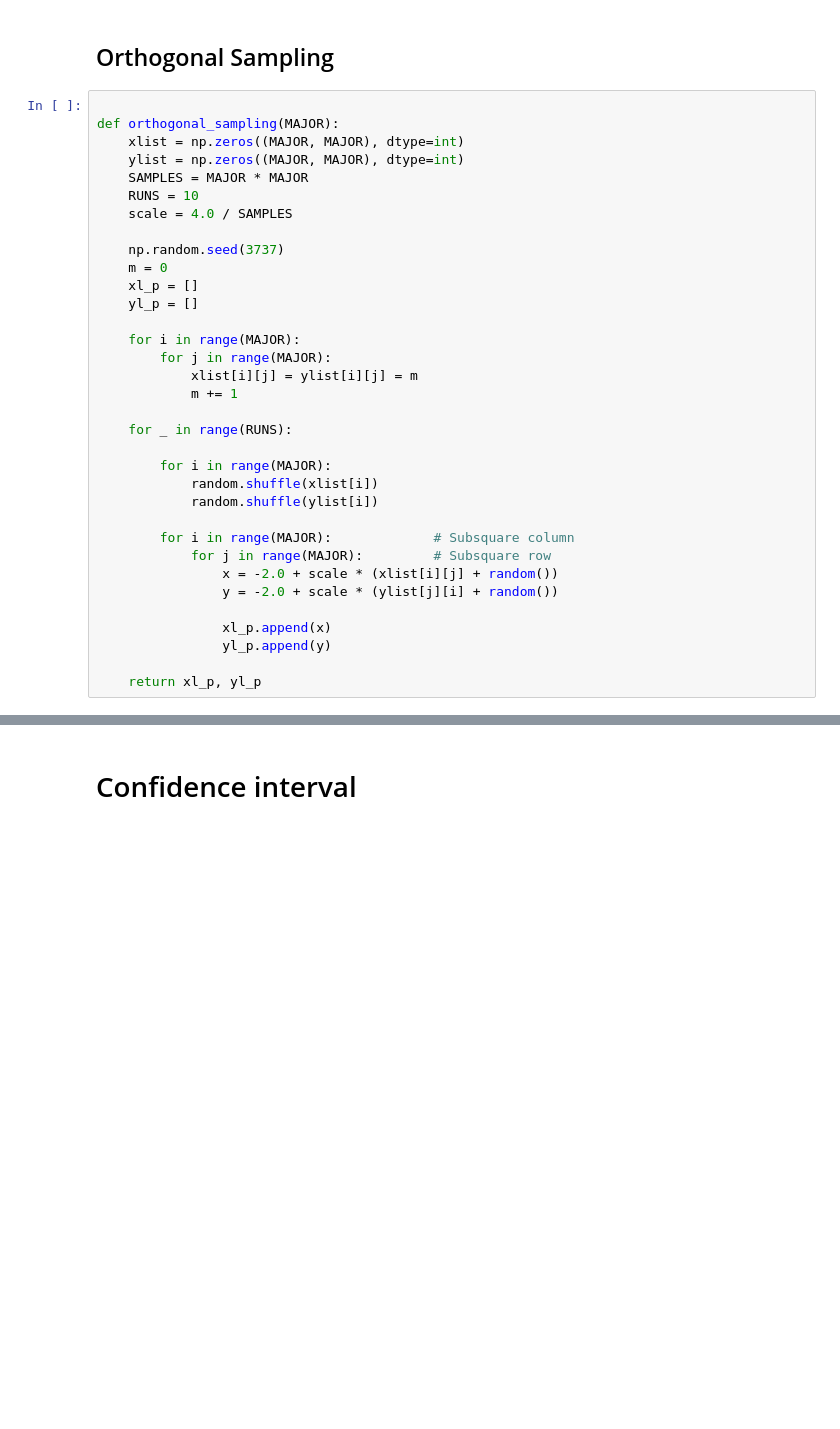
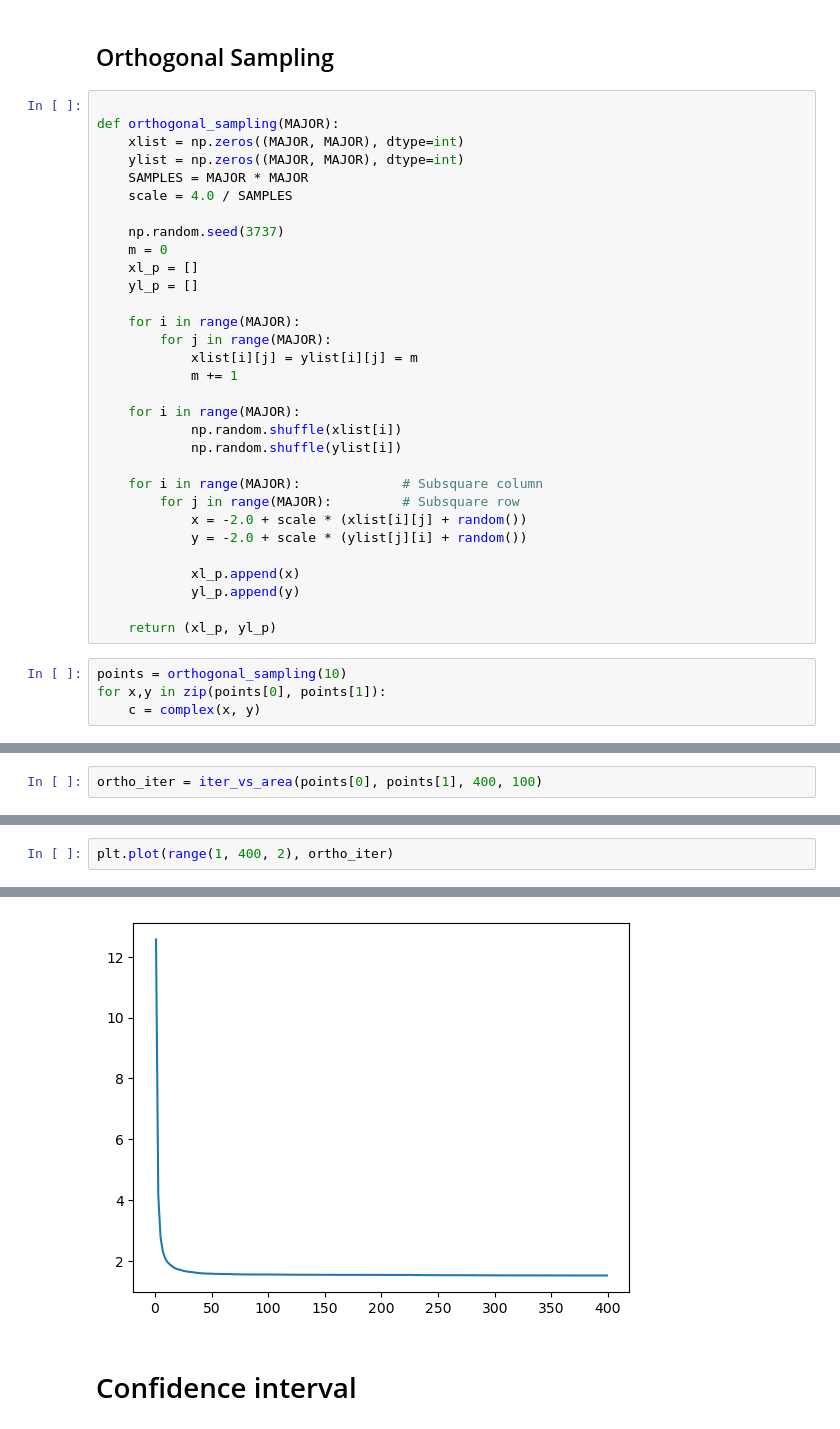
Before and after one commit to KeniaLS/Stoc_Sim_Assignment1, a Jupyter notebook: SS_Kenia_Divya_Assignment1.ipynb, the cells around one changed output, grey strips where cells are left out. Cells and saved outputs as stored; diff of their text form; blank space fills up the shorter version.

Commit message:
orthogonal sampling with increasing iteration & samples

```diff
--- a/SS_Kenia_Divya_Assignment1.ipynb
+++ b/SS_Kenia_Divya_Assignment1.ipynb
@@ -441,7 +375,6 @@ def orthogonal_sampling(MAJOR):
     xlist = np.zeros((MAJOR, MAJOR), dtype=int)
     ylist = np.zeros((MAJOR, MAJOR), dtype=int)
     SAMPLES = MAJOR * MAJOR
-    RUNS = 10
     scale = 4.0 / SAMPLES
 
     np.random.seed(3737)
@@ -454,18 +387,20 @@ def orthogonal_sampling(MAJOR):
             xlist[i][j] = ylist[i][j] = m
             m += 1
 
-    for _ in range(RUNS):
+    for i in range(MAJOR):
+            np.random.shuffle(xlist[i])
+            np.random.shuffle(ylist[i])
 
-        for i in range(MAJOR):
-            random.shuffle(xlist[i])
-            random.shuffle(ylist[i])
+    for i in range(MAJOR):             # Subsquare column
+        for j in range(MAJOR):         # Subsquare row
+            x = -2.0 + scale * (xlist[i][j] + random())
+            y = -2.0 + scale * (ylist[j][i] + random())
 
-        for i in range(MAJOR):             # Subsquare column
-            for j in range(MAJOR):         # Subsquare row
-                x = -2.0 + scale * (xlist[i][j] + random())
-                y = -2.0 + scale * (ylist[j][i] + random())
+            xl_p.append(x)
+            yl_p.append(y)
 
-                xl_p.append(x)
-                yl_p.append(y)
-
-    return xl_p, yl_p
+    return (xl_p, yl_p)
+# %%
+points = orthogonal_sampling(10)
+for x,y in zip(points[0], points[1]):
+    c = complex(x, y)
@@ -471,0 +409,2 @@ def orthogonal_sampling(MAJOR):
+# %%
+ortho_iter = iter_vs_area(points[0], points[1], 400, 100)
@@ -471,0 +426,3 @@ def orthogonal_sampling(MAJOR):
+# %%
+plt.plot(range(1, 400, 2), ortho_iter)
+# %% [output]
@@ -472,3 +430,4 @@ def orthogonal_sampling(MAJOR):
+[figure, added]
 # %% [markdown]
 # Confidence interval
 # %% [markdown]
```
Also changed, not shown: parts of 5 cells of this notebook.
